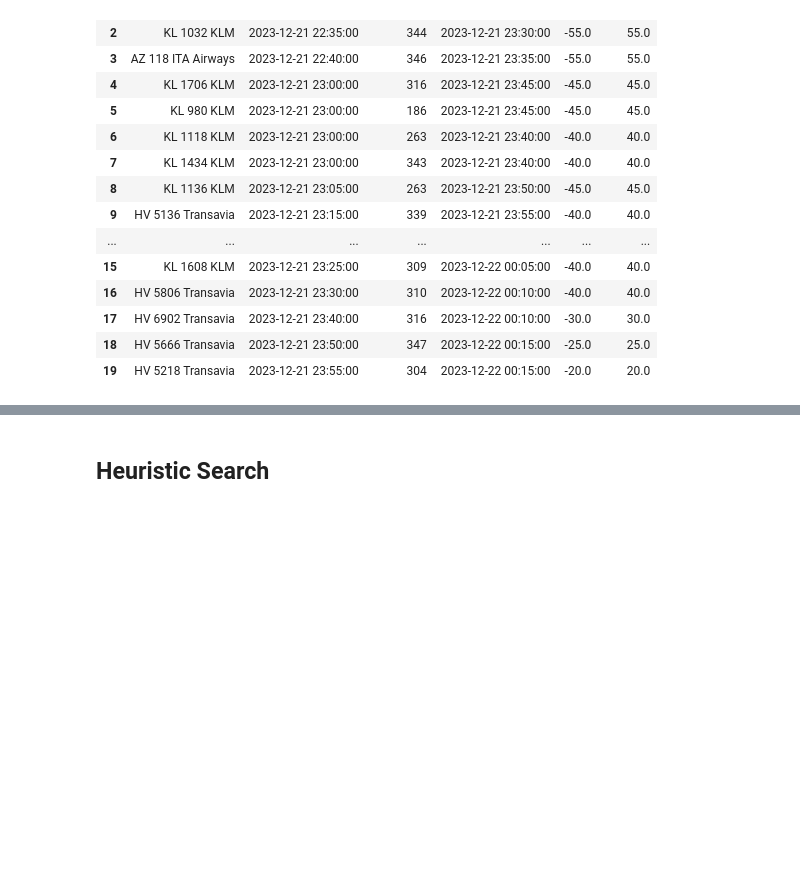
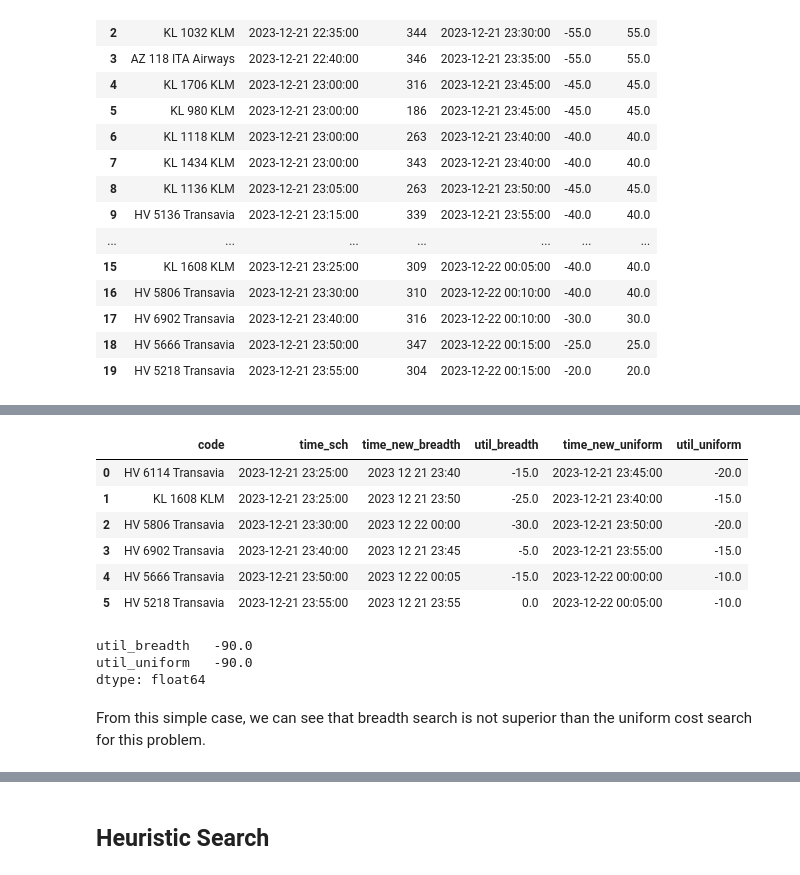
Before and after one commit to cwtravisyip/LSE_ST449_2324_GroupProject, a Jupyter notebook: searchProblem_algo_test.ipynb, the cells around one changed output, grey strips where cells are left out. Drawn from its saved outputs; the diff is of its cells as text; code cells hidden in the pictures; blank space fills up the shorter version.

```diff
--- a/searchProblem_algo_test.ipynb
+++ b/searchProblem_algo_test.ipynb
@@ -89,0 +202,25 @@ KeyboardInterrupt:
+# %%
+# parse the result
+compare_df = pd.merge(breadth_fs_sol_3[0][1].state, AMS21_n5_3_2_result[['code',"time_sch",'time_new','util']],
+                left_index = True, right_on = 'code', suffixes = ("_breadth","_uniform"))
+# %%
+# reorder and print result
+compare_df[["code","time_sch",'time_new_breadth', 'util_breadth', 'time_new_uniform',
+       'util_uniform']].sort_values("time_sch")
+# %% [output]
+|  | code | time_sch | time_new_breadth | util_breadth | time_new_uniform | util_uniform |
+| 0 | HV 6114 Transavia | 2023-12-21 23:25:00 | 2023 12 21 23:40 | -15.0 | 2023-12-21 23:45:00 | -20.0 |
+| 1 | KL 1608 KLM | 2023-12-21 23:25:00 | 2023 12 21 23:50 | -25.0 | 2023-12-21 23:40:00 | -15.0 |
+| 2 | HV 5806 Transavia | 2023-12-21 23:30:00 | 2023 12 22 00:00 | -30.0 | 2023-12-21 23:50:00 | -20.0 |
+| 3 | HV 6902 Transavia | 2023-12-21 23:40:00 | 2023 12 21 23:45 | -5.0 | 2023-12-21 23:55:00 | -15.0 |
+| 4 | HV 5666 Transavia | 2023-12-21 23:50:00 | 2023 12 22 00:05 | -15.0 | 2023-12-22 00:00:00 | -10.0 |
+| 5 | HV 5218 Transavia | 2023-12-21 23:55:00 | 2023 12 21 23:55 | 0.0 | 2023-12-22 00:05:00 | -10.0 |
+# %%
+# compare the utility
+compare_df[['util_breadth','util_uniform']].sum()
+# %% [output]
+util_breadth   -90.0
+util_uniform   -90.0
+dtype: float64
+# %% [markdown]
+From this simple case, we can see that breadth search is not superior than the uniform cost search for this problem.
```
Also changed, not shown: parts of 27 cells of this notebook.
